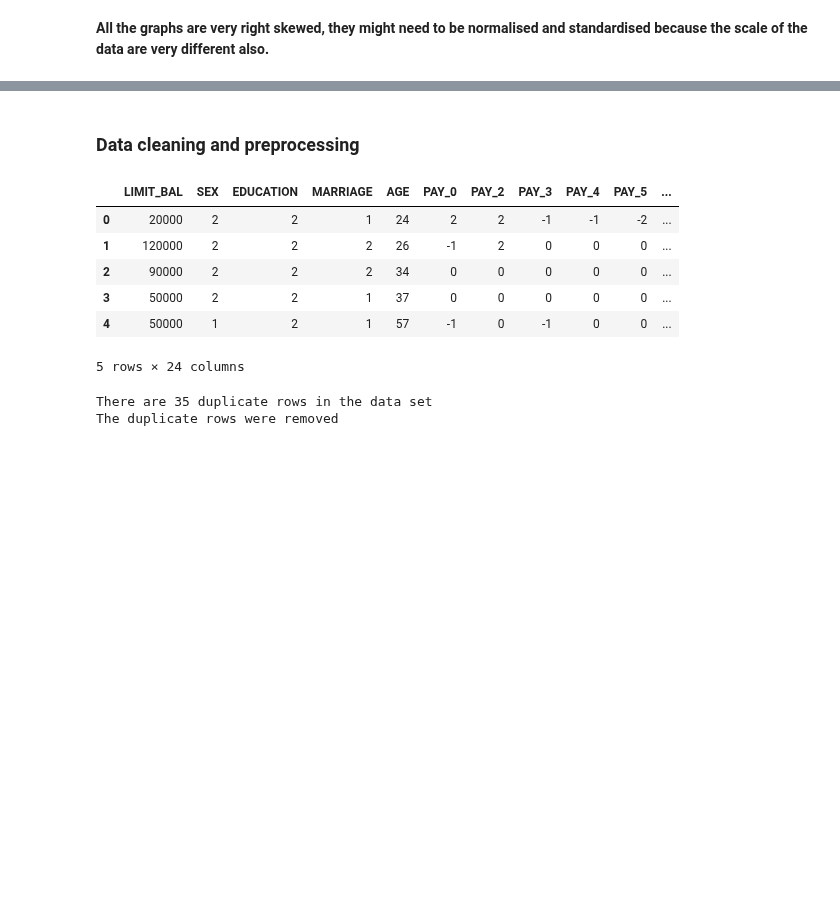
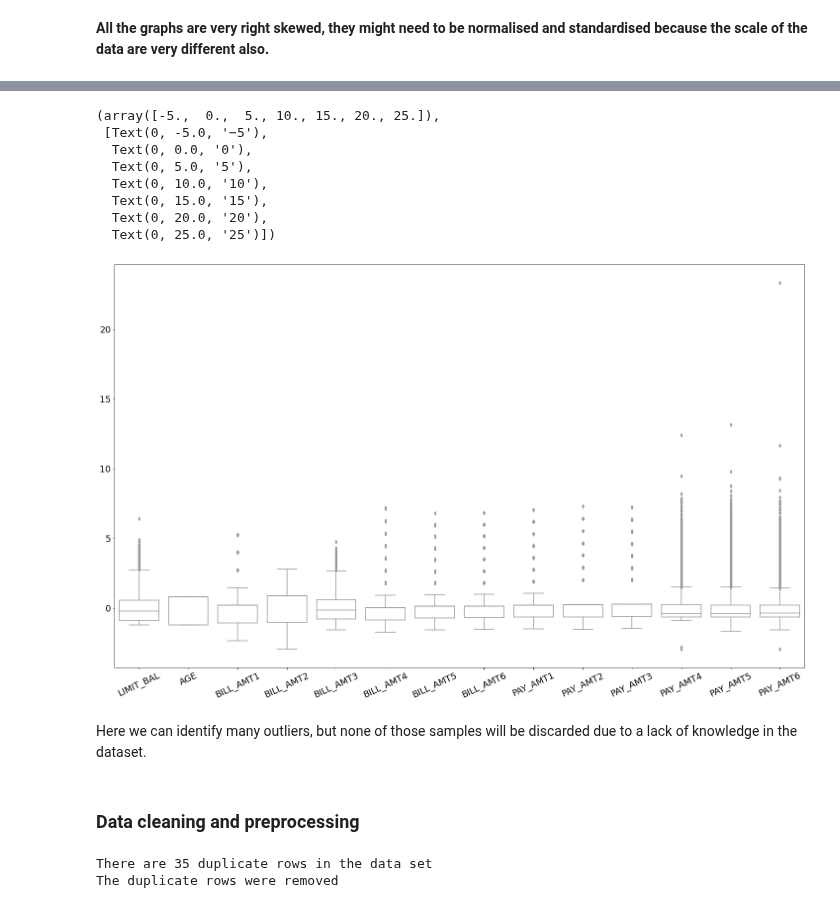
Before and after one commit to pagrkonecta/Konecta_Test, a Jupyter notebook: Konecta_Test_PAGR.ipynb, the cells around one changed output, grey strips where cells are left out. Saved outputs shown, nothing was run; the diff lists cells and outputs as text; code cells hidden in the pictures; blank space fills up the shorter version.

```diff
--- a/Konecta_Test_PAGR.ipynb
+++ b/Konecta_Test_PAGR.ipynb
@@ -225,20 +252,31 @@ There is a strong positive correlationship for variables within the same categor
+# %%
+# Standard Scaler to idenfity outliers
+from sklearn.preprocessing import StandardScaler
+scaler = StandardScaler()
+scaled_data = scaler.fit_transform(df)
+
+# BOXPLOT
+cols = ['LIMIT_BAL','AGE','BILL_AMT1','BILL_AMT2','BILL_AMT3', 'BILL_AMT4', 'BILL_AMT5', 'BILL_AMT6', 'PAY_AMT1','PAY_AMT2', 'PAY_AMT3', 'PAY_AMT4', 'PAY_AMT5', 'PAY_AMT6']
+
+fig=plt.figure(1, figsize=(25,15))
+ax=fig.add_subplot(111)
+sns.boxplot(data=scaled_data[:,:-10], color='white')
+plt.xticks(np.arange(0,14), labels=cols, rotation=25, fontsize=18)
+plt.yticks(fontsize=18)
+# %% [output]
+(array([-5.,  0.,  5., 10., 15., 20., 25.]),
+ [Text(0, -5.0, '−5'),
+  Text(0, 0.0, '0'),
+  Text(0, 5.0, '5'),
+  Text(0, 10.0, '10'),
+  Text(0, 15.0, '15'),
+  Text(0, 20.0, '20'),
+  Text(0, 25.0, '25')])
+[figure, added]
+# %% [markdown]
+Here we can identify many outliers, but none of those samples will be discarded due to a lack of knowledge in the dataset.
 # %% [markdown]
 ### Data cleaning and preprocessing
-# %%
-#Drop 'ID' column and rename 'default payment next month'
-df = df.drop(axis=1, columns='ID')
-df.reset_index()
-df['DEFAULT'] = df['default payment next month'].astype('category')
-df = df.drop(axis=1, columns='default payment next month')
-df.head()
-# %% [output]
-|  | LIMIT_BAL | SEX | EDUCATION | MARRIAGE | AGE | PAY_0 | PAY_2 | PAY_3 | PAY_4 | PAY_5 | ... |
-| 0 | 20000 | 2 | 2 | 1 | 24 | 2 | 2 | -1 | -1 | -2 | ... |
-| 1 | 120000 | 2 | 2 | 2 | 26 | -1 | 2 | 0 | 0 | 0 | ... |
-| 2 | 90000 | 2 | 2 | 2 | 34 | 0 | 0 | 0 | 0 | 0 | ... |
-| 3 | 50000 | 2 | 2 | 1 | 37 | 0 | 0 | 0 | 0 | 0 | ... |
-| 4 | 50000 | 1 | 2 | 1 | 57 | -1 | 0 | -1 | 0 | 0 | ... |
-5 rows × 24 columns
 # %%
 # Check for duplicate rows and remove duplicate rows.
 print(f'There are {df.duplicated().sum()} duplicate rows in the data set')
```
Also changed, not shown: parts of 29 cells of this notebook.
